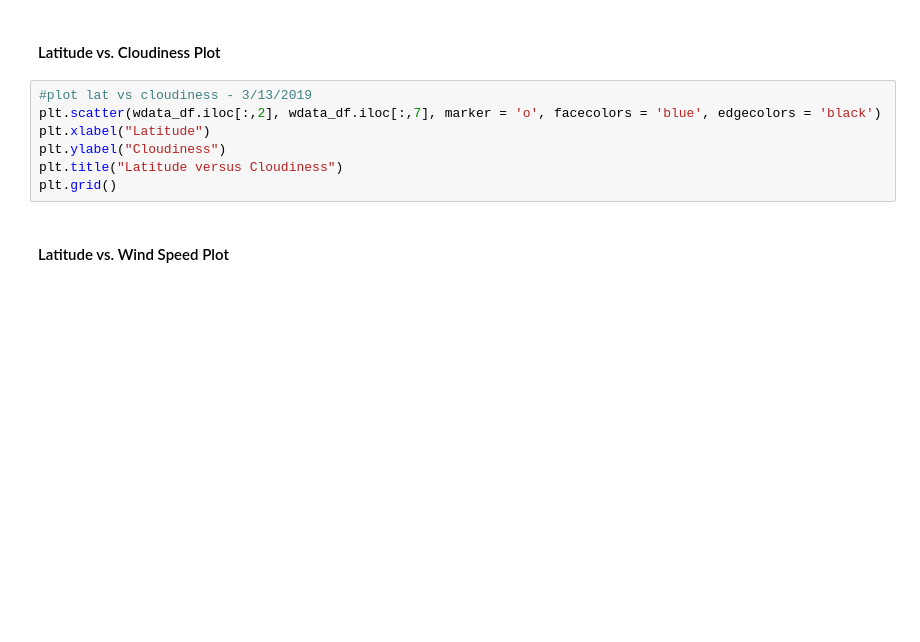
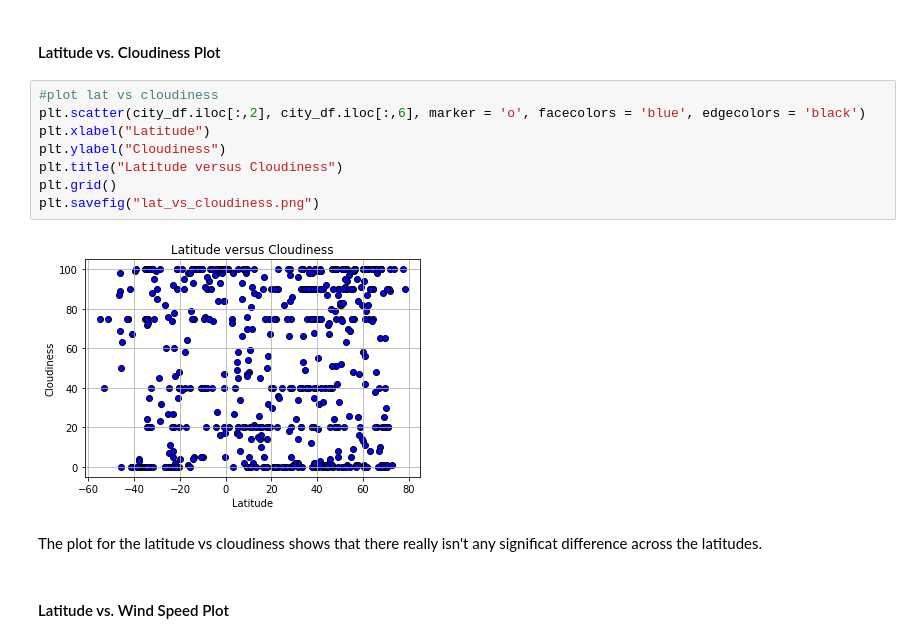
Before and after one commit to RADettmer/python-api-challenge, a Jupyter notebook: WeatherPy.ipynb, the cells around one changed output. Cells and saved outputs as stored; diff of their text form; blank space fills up the shorter version.

```diff
--- a/WeatherPy.ipynb
+++ b/WeatherPy.ipynb
@@ -261,12 +253,17 @@ plt.grid()
 # %% [markdown]
 #### Latitude vs. Cloudiness Plot
 # %%
-#plot lat vs cloudiness - 3/13/2019
-plt.scatter(wdata_df.iloc[:,2], wdata_df.iloc[:,7], marker = 'o', facecolors = 'blue', edgecolors = 'black')
+#plot lat vs cloudiness
+plt.scatter(city_df.iloc[:,2], city_df.iloc[:,6], marker = 'o', facecolors = 'blue', edgecolors = 'black')
 plt.xlabel("Latitude")
 plt.ylabel("Cloudiness")
 plt.title("Latitude versus Cloudiness")
 plt.grid()
+plt.savefig("lat_vs_cloudiness.png")
+# %% [output]
+[figure, added]
+# %% [markdown]
+The plot for the latitude vs cloudiness shows that there really isn't any significat difference across the latitudes.
 # %% [markdown]
 #### Latitude vs. Wind Speed Plot
 # %%
```
Also changed, not shown: parts of 40 cells of this notebook, 1 other file.
